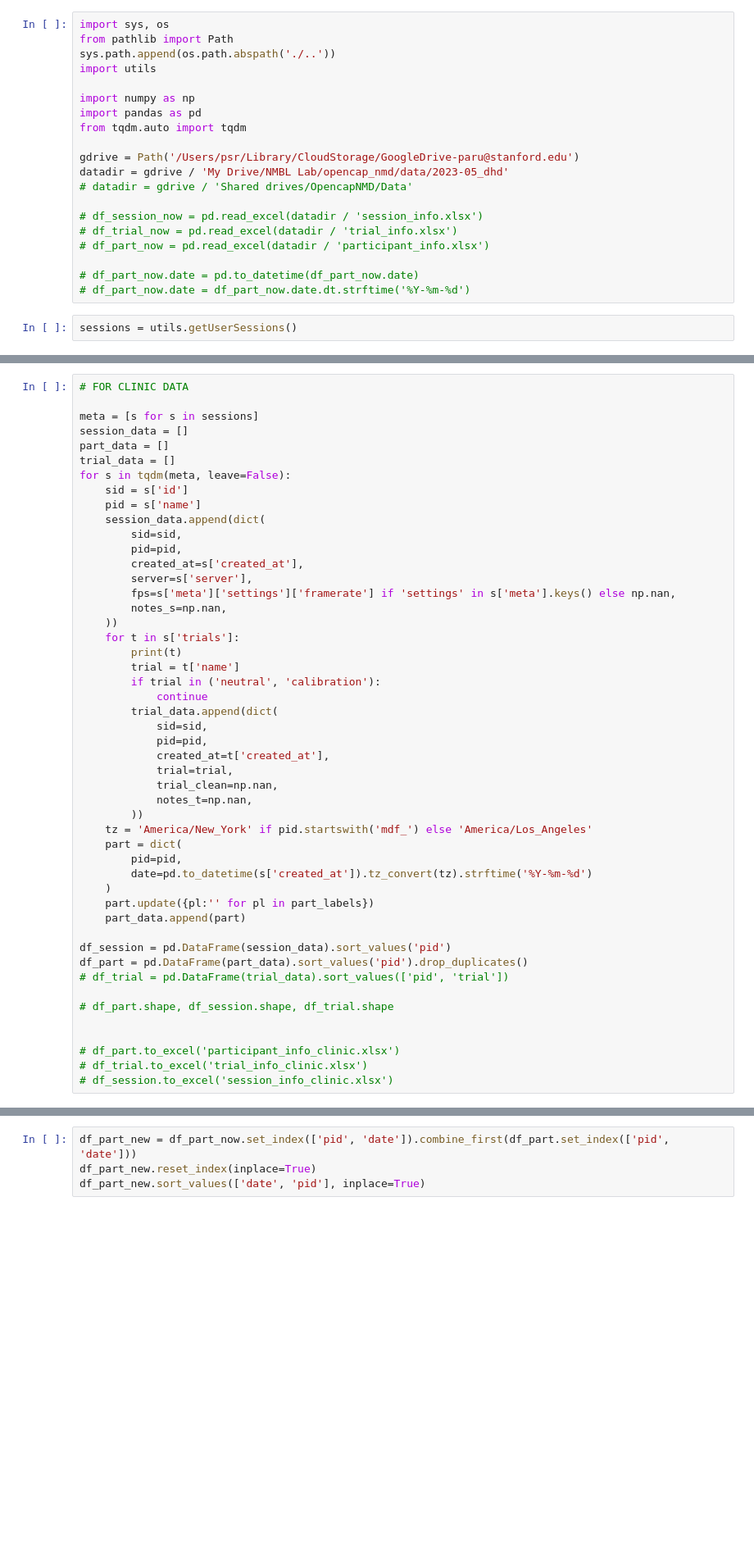
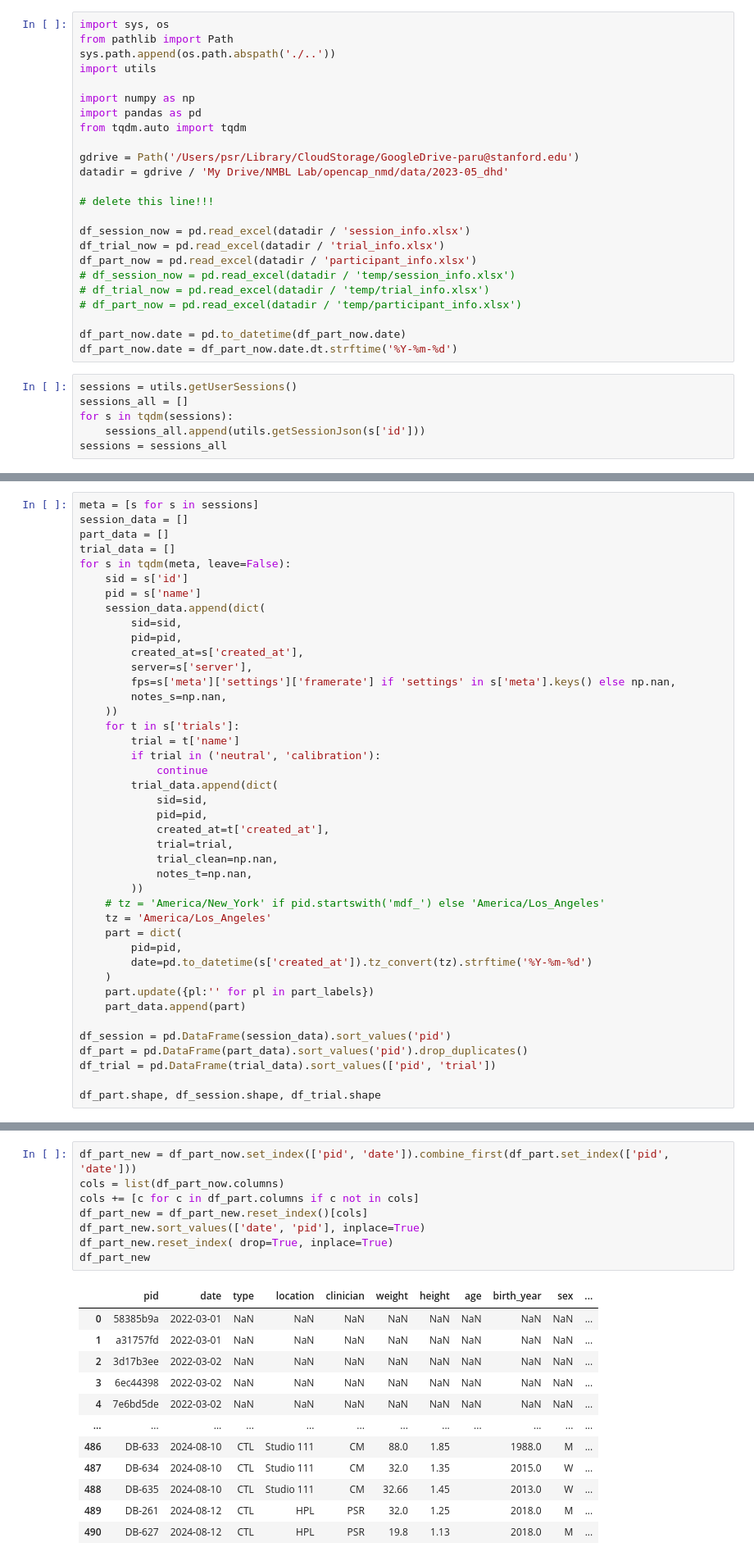
Before and after one commit to stanfordnmbl/opencap-core, a Jupyter notebook: Examples/pepper_metadata.ipynb, the cells around one changed output, grey strips where cells are left out. Shown at 82% size. Cells and saved outputs as stored; diff of their text form; blank space fills up the shorter version.

```diff
--- a/Examples/pepper_metadata.ipynb
+++ b/Examples/pepper_metadata.ipynb
@@ -10,24 +10,30 @@ from tqdm.auto import tqdm
 
 gdrive = Path('/Users/psr/Library/CloudStorage/GoogleDrive-paru@stanford.edu')
 datadir = gdrive / 'My Drive/NMBL Lab/opencap_nmd/data/2023-05_dhd'
-# datadir = gdrive / 'Shared drives/OpencapNMD/Data'
 
-# df_session_now = pd.read_excel(datadir / 'session_info.xlsx')
-# df_trial_now = pd.read_excel(datadir / 'trial_info.xlsx')
-# df_part_now = pd.read_excel(datadir / 'participant_info.xlsx')
+# delete this line!!!
 
-# df_part_now.date = pd.to_datetime(df_part_now.date)
-# df_part_now.date = df_part_now.date.dt.strftime('%Y-%m-%d')
+df_session_now = pd.read_excel(datadir / 'session_info.xlsx')
+df_trial_now = pd.read_excel(datadir / 'trial_info.xlsx')
+df_part_now = pd.read_excel(datadir / 'participant_info.xlsx')
+# df_session_now = pd.read_excel(datadir / 'temp/session_info.xlsx')
+# df_trial_now = pd.read_excel(datadir / 'temp/trial_info.xlsx')
+# df_part_now = pd.read_excel(datadir / 'temp/participant_info.xlsx')
+
+df_part_now.date = pd.to_datetime(df_part_now.date)
+df_part_now.date = df_part_now.date.dt.strftime('%Y-%m-%d')
 # %%
 sessions = utils.getUserSessions()
+sessions_all = []
+for s in tqdm(sessions):
+    sessions_all.append(utils.getSessionJson(s['id']))
+sessions = sessions_all
 # %%
 part_labels = ['type', 'clinician', 'weight', 'height', 'age', 'sex',
                'gender', 'data_sharing', 'orthotics', 'clock_a', 'brooke',
                'time_10mwt', 'time_10mwrt', 'time_tug_line', 'time_tug_cone',
                'clock_b', 'time_5xsts', 'clock_c', 'time_stairs_up', 'notes_p']
 # %%
-# FOR CLINIC DATA
-
 meta = [s for s in sessions]
 session_data = []
 part_data = []
@@ -44,7 +50,6 @@ for s in tqdm(meta, leave=False):
         notes_s=np.nan,
     ))
     for t in s['trials']:
-        print(t)
         trial = t['name']
         if trial in ('neutral', 'calibration'):
             continue
@@ -56,7 +61,8 @@ for s in tqdm(meta, leave=False):
             trial_clean=np.nan,
             notes_t=np.nan,
         ))
-    tz = 'America/New_York' if pid.startswith('mdf_') else 'America/Los_Angeles'
+    # tz = 'America/New_York' if pid.startswith('mdf_') else 'America/Los_Angeles'
+    tz = 'America/Los_Angeles'
     part = dict(
         pid=pid,
         date=pd.to_datetime(s['created_at']).tz_convert(tz).strftime('%Y-%m-%d')
@@ -66,11 +72,6 @@ for s in tqdm(meta, leave=False):
 
 df_session = pd.DataFrame(session_data).sort_values('pid')
 df_part = pd.DataFrame(part_data).sort_values('pid').drop_duplicates()
-# df_trial = pd.DataFrame(trial_data).sort_values(['pid', 'trial'])
+df_trial = pd.DataFrame(trial_data).sort_values(['pid', 'trial'])
 
-# df_part.shape, df_session.shape, df_trial.shape
-
-
-# df_part.to_excel('participant_info_clinic.xlsx')
-# df_trial.to_excel('trial_info_clinic.xlsx')
-# df_session.to_excel('session_info_clinic.xlsx')
+df_part.shape, df_session.shape, df_trial.shape
@@ -156,4 +154,21 @@ df_part.pid.unique()
 # %%
 df_part_new = df_part_now.set_index(['pid', 'date']).combine_first(df_part.set_index(['pid', 'date']))
-df_part_new.reset_index(inplace=True)
+cols = list(df_part_now.columns)
+cols += [c for c in df_part.columns if c not in cols]
+df_part_new = df_part_new.reset_index()[cols]
 df_part_new.sort_values(['date', 'pid'], inplace=True)
+df_part_new.reset_index( drop=True, inplace=True)
+df_part_new
+# %% [output]
+|  | pid | date | type | location | clinician | weight | height | age | birth_year | sex | ... |
+| 0 | 58385b9a | 2022-03-01 | NaN | NaN | NaN | NaN | NaN | NaN | NaN | NaN | ... |
+| 1 | a31757fd | 2022-03-01 | NaN | NaN | NaN | NaN | NaN | NaN | NaN | NaN | ... |
+| 2 | 3d17b3ee | 2022-03-02 | NaN | NaN | NaN | NaN | NaN | NaN | NaN | NaN | ... |
+| 3 | 6ec44398 | 2022-03-02 | NaN | NaN | NaN | NaN | NaN | NaN | NaN | NaN | ... |
+| 4 | 7e6bd5de | 2022-03-02 | NaN | NaN | NaN | NaN | NaN | NaN | NaN | NaN | ... |
+| ... | ... | ... | ... | ... | ... | ... | ... | ... | ... | ... | ... |
+| 486 | DB-633 | 2024-08-10 | CTL | Studio 111 | CM | 88.0 | 1.85 |  | 1988.0 | M | ... |
+| 487 | DB-634 | 2024-08-10 | CTL | Studio 111 | CM | 32.0 | 1.35 |  | 2015.0 | W | ... |
+| 488 | DB-635 | 2024-08-10 | CTL | Studio 111 | CM | 32.66 | 1.45 |  | 2013.0 | W | ... |
+| 489 | DB-261 | 2024-08-12 | CTL | HPL | PSR | 32.0 | 1.25 |  | 2018.0 | M | ... |
+| 490 | DB-627 | 2024-08-12 | CTL | HPL | PSR | 19.8 | 1.13 |  | 2018.0 | M | ... |
```
Also changed, not shown: parts of 11 cells of this notebook, 6 other files.
